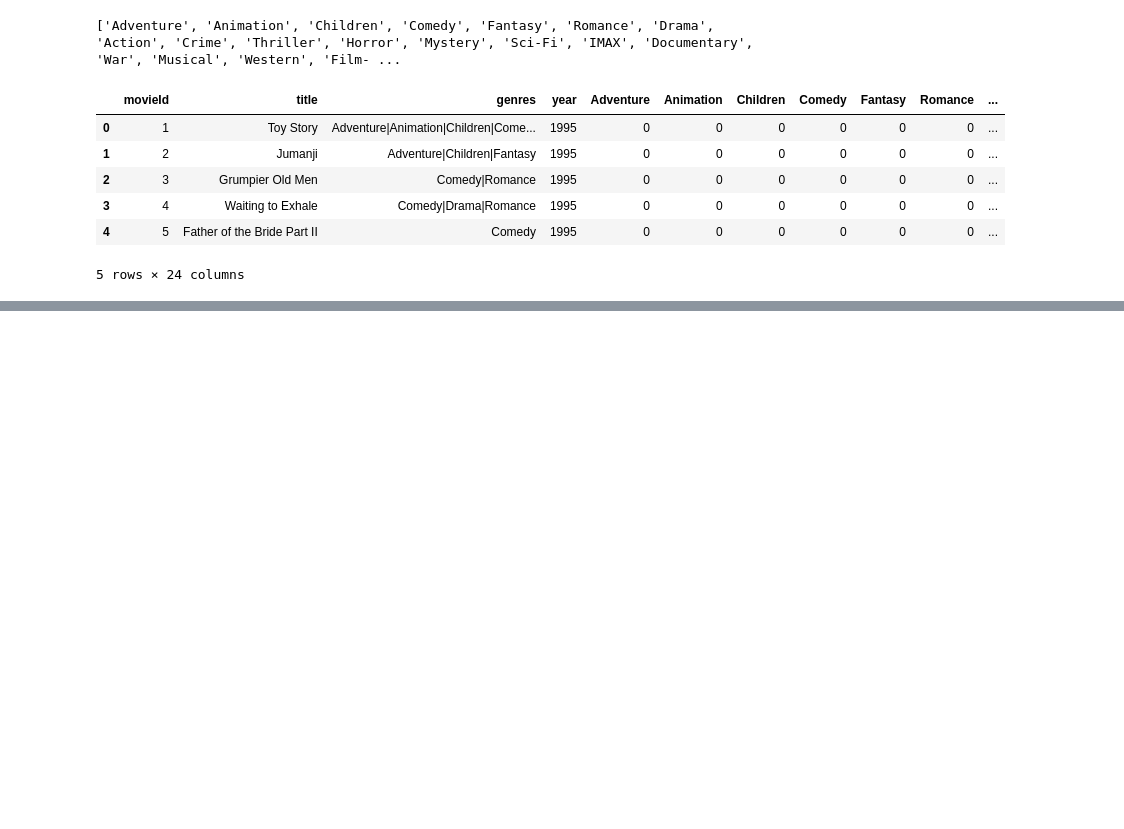
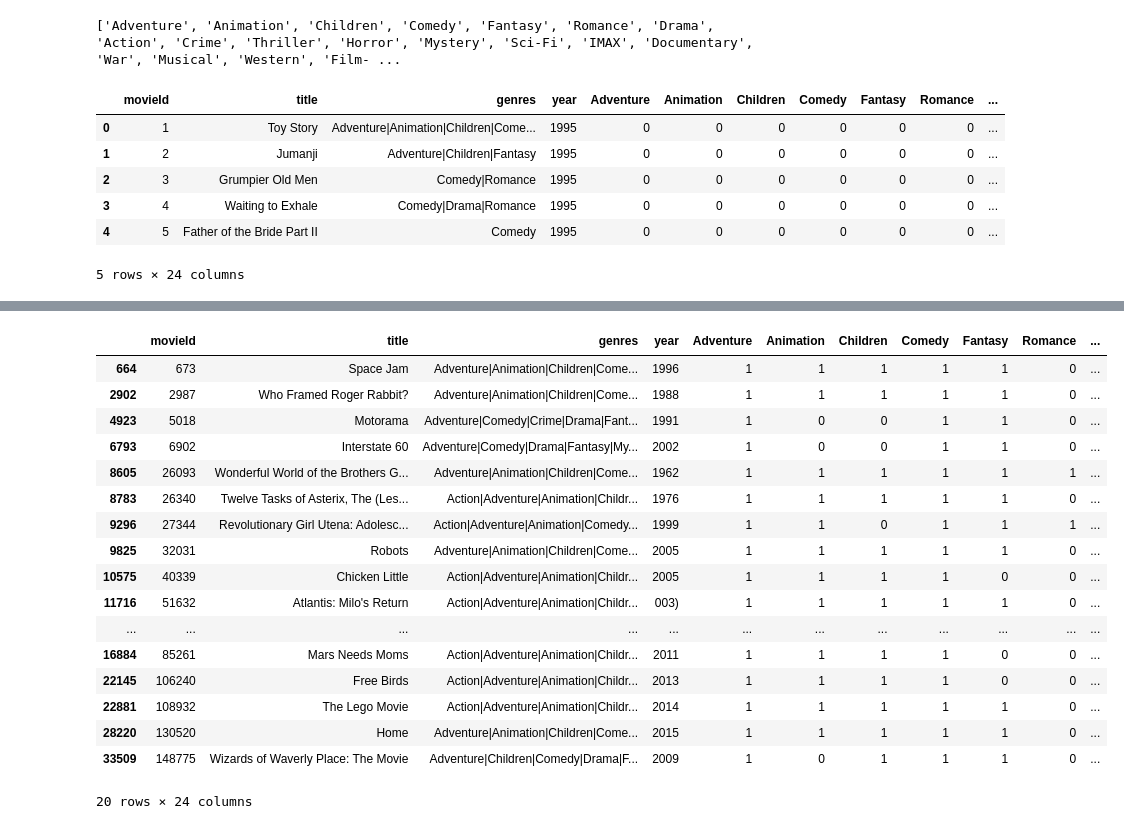
Before and after one commit to MohammadSAzar/MachineLearning-Maktankhooneh-Course-, a Jupyter notebook: S5/Content/ContentRecom.ipynb, the cells around one changed output, grey strips where cells are left out. Cells and saved outputs as stored; diff of their text form; code cells hidden in the pictures; blank space fills up the shorter version.

Commit message:
recom >>> content + lab

```diff
--- a/S5/Content/ContentRecom.ipynb
+++ b/S5/Content/ContentRecom.ipynb
@@ -108,0 +234,4 @@ ServerApp.rate_limit_window=3.0 (secs)
+# %%
+genres = movies_df.drop(['movieId', 'title', 'genres', 'year'], axis=1)
+
+genres
@@ -108,0 +252,4 @@ ServerApp.rate_limit_window=3.0 (secs)
+# %%
+genres = genres.set_index(movies_df['movieId'])
+
+genres
@@ -108,0 +271,4 @@ ServerApp.rate_limit_window=3.0 (secs)
+# %%
+recom = ((genres*user_profile).sum(axis=1))/(user_profile.sum())
+
+recom
@@ -108,0 +289,4 @@ ServerApp.rate_limit_window=3.0 (secs)
+# %%
+recom = recom.sort_values(ascending=False)
+
+recom.head()
@@ -108,0 +301,23 @@ ServerApp.rate_limit_window=3.0 (secs)
+# %%
+final_recom = movies_df.loc[movies_df['movieId'].isin(recom.head(20).keys())]
+
+final_recom
+# %% [output]
+|  | movieId | title | genres | year | Adventure | Animation | Children | Comedy | Fantasy | Romance | ... |
+| 664 | 673 | Space Jam | Adventure|Animation|Children|Come... | 1996 | 1 | 1 | 1 | 1 | 1 | 0 | ... |
+| 2902 | 2987 | Who Framed Roger Rabbit? | Adventure|Animation|Children|Come... | 1988 | 1 | 1 | 1 | 1 | 1 | 0 | ... |
+| 4923 | 5018 | Motorama | Adventure|Comedy|Crime|Drama|Fant... | 1991 | 1 | 0 | 0 | 1 | 1 | 0 | ... |
+| 6793 | 6902 | Interstate 60 | Adventure|Comedy|Drama|Fantasy|My... | 2002 | 1 | 0 | 0 | 1 | 1 | 0 | ... |
+| 8605 | 26093 | Wonderful World of the Brothers G... | Adventure|Animation|Children|Come... | 1962 | 1 | 1 | 1 | 1 | 1 | 1 | ... |
+| 8783 | 26340 | Twelve Tasks of Asterix, The (Les... | Action|Adventure|Animation|Childr... | 1976 | 1 | 1 | 1 | 1 | 1 | 0 | ... |
+| 9296 | 27344 | Revolutionary Girl Utena: Adolesc... | Action|Adventure|Animation|Comedy... | 1999 | 1 | 1 | 0 | 1 | 1 | 1 | ... |
+| 9825 | 32031 | Robots | Adventure|Animation|Children|Come... | 2005 | 1 | 1 | 1 | 1 | 1 | 0 | ... |
+| 10575 | 40339 | Chicken Little | Action|Adventure|Animation|Childr... | 2005 | 1 | 1 | 1 | 1 | 0 | 0 | ... |
+| 11716 | 51632 | Atlantis: Milo's Return | Action|Adventure|Animation|Childr... | 003) | 1 | 1 | 1 | 1 | 1 | 0 | ... |
+| ... | ... | ... | ... | ... | ... | ... | ... | ... | ... | ... | ... |
+| 16884 | 85261 | Mars Needs Moms | Action|Adventure|Animation|Childr... | 2011 | 1 | 1 | 1 | 1 | 0 | 0 | ... |
+| 22145 | 106240 | Free Birds | Action|Adventure|Animation|Childr... | 2013 | 1 | 1 | 1 | 1 | 0 | 0 | ... |
+| 22881 | 108932 | The Lego Movie | Action|Adventure|Animation|Childr... | 2014 | 1 | 1 | 1 | 1 | 1 | 0 | ... |
+| 28220 | 130520 | Home | Adventure|Animation|Children|Come... | 2015 | 1 | 1 | 1 | 1 | 1 | 0 | ... |
+| 33509 | 148775 | Wizards of Waverly Place: The Movie | Adventure|Children|Comedy|Drama|F... | 2009 | 1 | 0 | 1 | 1 | 1 | 0 | ... |
+20 rows × 24 columns
```
Also changed, not shown: parts of 18 cells of this notebook.
